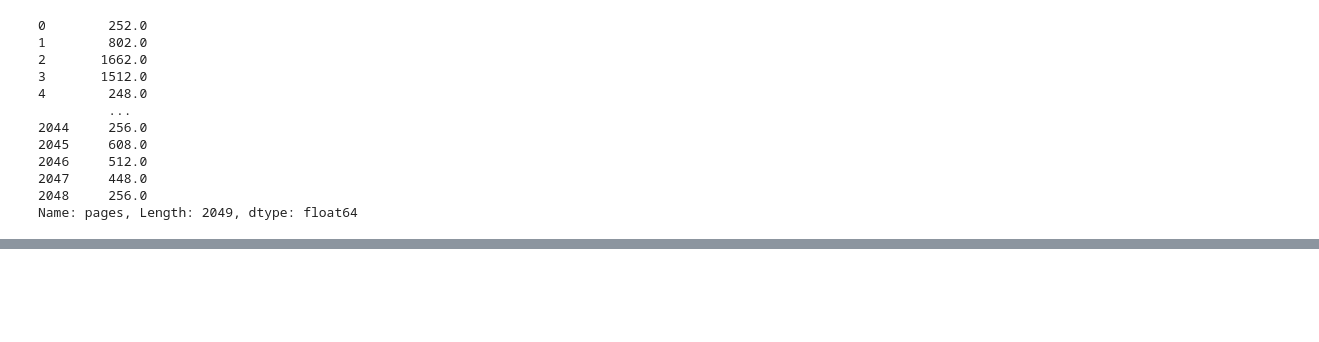
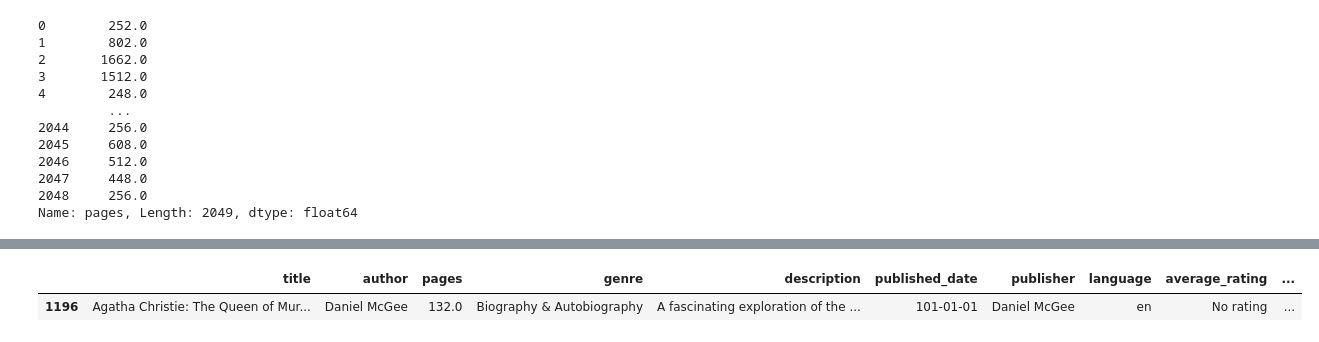
Before and after one commit to tproykov/DataScience, a Jupyter notebook: 01DataAquisition/01DataAquisition.ipynb, the cells around one changed output, grey strips where cells are left out. Cells and saved outputs as stored; diff of their text form; code cells hidden in the pictures; blank space fills up the shorter version.

```diff
--- a/01DataAquisition/01DataAquisition.ipynb
+++ b/01DataAquisition/01DataAquisition.ipynb
@@ -172,0 +215,7 @@ Name: pages, Length: 2049, dtype: float64
+# %%
+books_data[
+    books_data.published_date.str.len() == 9
+]
+# %% [output]
+|  | title | author | pages | genre | description | published_date | publisher | language | average_rating | ... |
+| 1196 | Agatha Christie: The Queen of Mur... | Daniel McGee | 132.0 | Biography & Autobiography | A fascinating exploration of the ... | 101-01-01 | Daniel McGee | en | No rating | ... |
```
Also changed, not shown: parts of 6 cells of this notebook, 1 other file.
